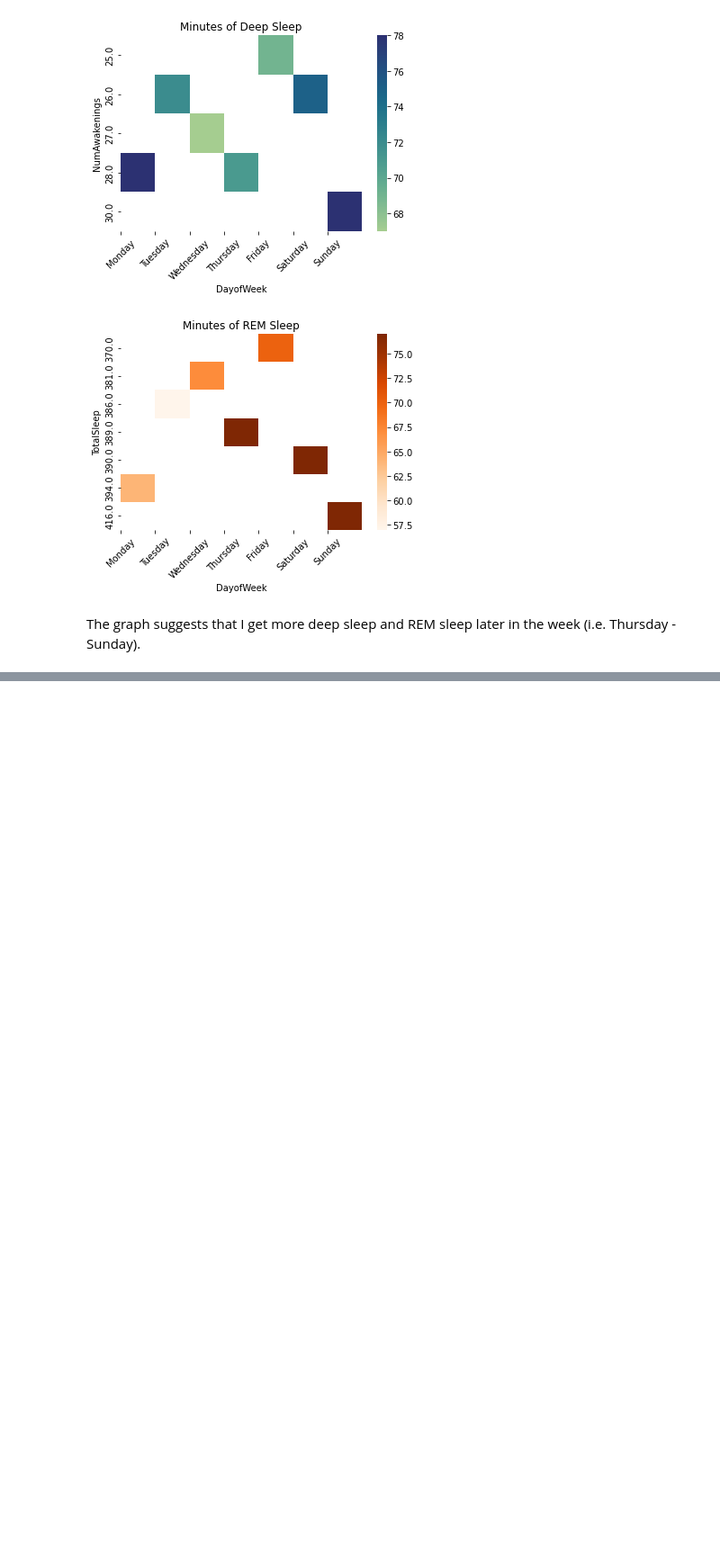
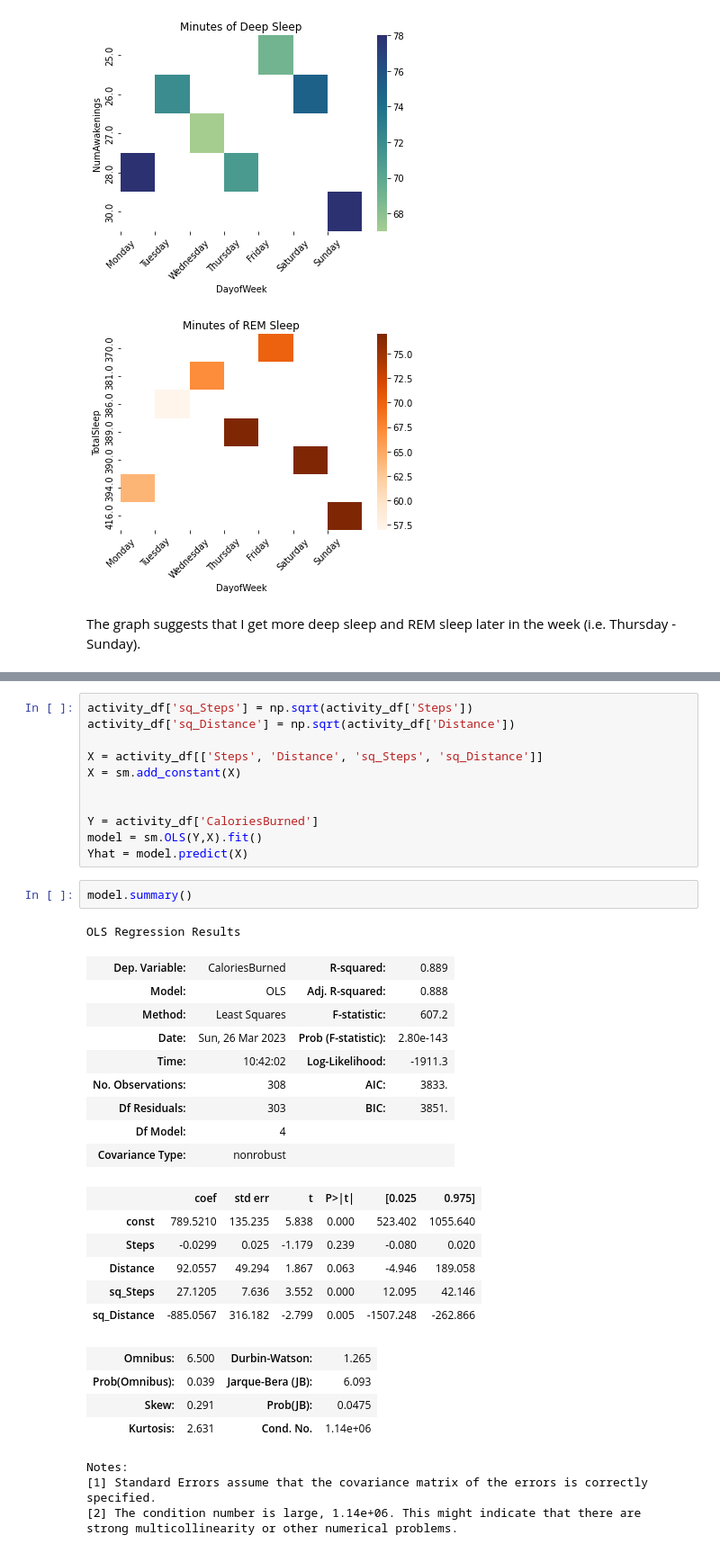
Before and after one commit to leahsliu/fitbit-analysis, a Jupyter notebook: fitbit_data_analysis.ipynb, the cells around one changed output, grey strips where cells are left out. Shown: that part at 90% size. Cells and saved outputs as stored; diff of their text form; blank space fills up the shorter version.

Commit message:
Linear regression analysis

```diff
--- a/fitbit_data_analysis.ipynb
+++ b/fitbit_data_analysis.ipynb
@@ -324,0 +336,38 @@ The graph suggests that I get more deep sleep and REM sleep later in the week (i
+# %%
+activity_df['sq_Steps'] = np.sqrt(activity_df['Steps'])
+activity_df['sq_Distance'] = np.sqrt(activity_df['Distance'])
+
+X = activity_df[['Steps', 'Distance', 'sq_Steps', 'sq_Distance']]
+X = sm.add_constant(X)
+
+
+Y = activity_df['CaloriesBurned']
+model = sm.OLS(Y,X).fit()
+Yhat = model.predict(X)
+# %%
+model.summary()
+# %% [output]
+OLS Regression Results
+| Dep. Variable: | CaloriesBurned | R-squared: | 0.889 |
+| Model: | OLS | Adj. R-squared: | 0.888 |
+| Method: | Least Squares | F-statistic: | 607.2 |
+| Date: | Sun, 26 Mar 2023 | Prob (F-statistic): | 2.80e-143 |
+| Time: | 10:42:02 | Log-Likelihood: | -1911.3 |
+| No. Observations: | 308 | AIC: | 3833. |
+| Df Residuals: | 303 | BIC: | 3851. |
+| Df Model: | 4 |  |  |
+| Covariance Type: | nonrobust |  |  |
+|  | coef | std err | t | P>|t| | [0.025 | 0.975] |
+| const | 789.5210 | 135.235 | 5.838 | 0.000 | 523.402 | 1055.640 |
+| Steps | -0.0299 | 0.025 | -1.179 | 0.239 | -0.080 | 0.020 |
+| Distance | 92.0557 | 49.294 | 1.867 | 0.063 | -4.946 | 189.058 |
+| sq_Steps | 27.1205 | 7.636 | 3.552 | 0.000 | 12.095 | 42.146 |
+| sq_Distance | -885.0567 | 316.182 | -2.799 | 0.005 | -1507.248 | -262.866 |
+| Omnibus: | 6.500 | Durbin-Watson: | 1.265 |
+| Prob(Omnibus): | 0.039 | Jarque-Bera (JB): | 6.093 |
+| Skew: | 0.291 | Prob(JB): | 0.0475 |
+| Kurtosis: | 2.631 | Cond. No. | 1.14e+06 |
+Notes:
+[1] Standard Errors assume that the covariance matrix of the errors is correctly specified.
+[2] The condition number is large, 1.14e+06. This might indicate that there are
+strong multicollinearity or other numerical problems.
```
Also changed, not shown: parts of 11 cells of this notebook.
